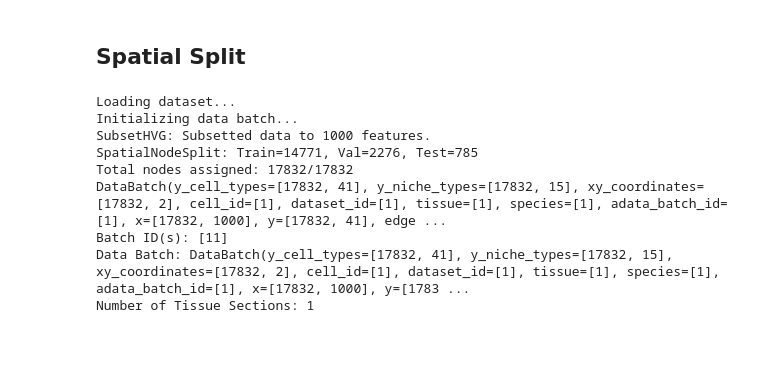
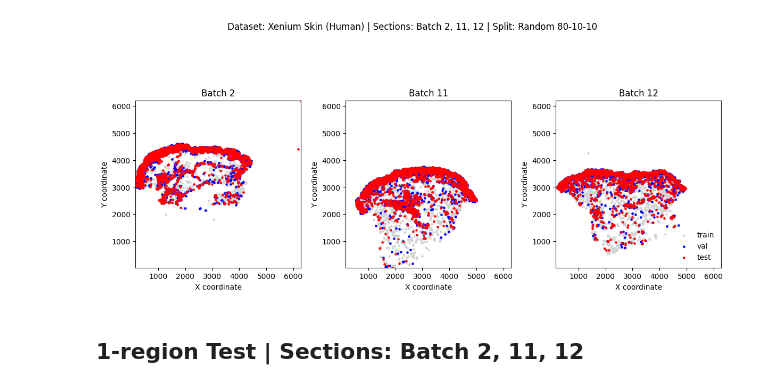
Before and after one commit to Lotfollahi-lab/squint-reproducibility, a Jupyter notebook: analysis/notebooks/train_val_test_splits.ipynb, the cells around one changed output. Cells and saved outputs as stored; diff of their text form; code cells hidden in the pictures; blank space fills up the shorter version.

```diff
--- a/analysis/notebooks/train_val_test_splits.ipynb
+++ b/analysis/notebooks/train_val_test_splits.ipynb
@@ -165,0 +292,17 @@ Total nodes: 17832
+# %%
+xhs1000_39b_1p_oriented_3_rdn_vqniche_graphsage_file = Path("/lustre/scratch126/cellgen/lotfollahi/am84/VQNiche/reproducibility/config/train_model/xhs1000-39b-1p-oriented-3_random-split_vqniche_graphsage.yaml")
+with open(xhs1000_39b_1p_oriented_3_rdn_vqniche_graphsage_file, 'r') as f:
+    xhs1000_39b_1p_oriented_3_rdn_vqniche_graphsage_rdn_cfg = yaml.safe_load(f)
+# %%
+print("Loading dataset...")
+# Initialize dataset blob (this loads the raw data and applies transforms)
+dataset_blob = initialize_dataset_blob(
+    xhs1000_39b_1p_oriented_3_rdn_vqniche_graphsage_rdn_cfg
+)
+
+print("Initializing data batch...")
+# Initialize data batch (this loads the specific batch/tissue section)
+xhs1000_39b_1p_oriented_3_rdn_data_batch = initialize_databatch(
+    config=xhs1000_39b_1p_oriented_3_rdn_vqniche_graphsage_rdn_cfg,
+    dataset_blob=dataset_blob
+)
@@ -166,34 +328,14 @@ Total nodes: 17832
+# %%
+multiple_sections_train_val_test_splits(
+    data_batch=xhs1000_39b_1p_oriented_3_rdn_data_batch,
+    title='Dataset: Xenium Skin (Human) | Sections: Batch 2, 11, 12 | Split: Random 80-10-10'
+)
+# %% [output]
+[figure, added]
 # %% [markdown]
-## Spatial Split
+## 1-region Test | Sections: Batch 2, 11, 12
 # %%
-# Deep copy to preserve original
-spatial_cfg = copy.deepcopy(cfg)
-
-# Update nested keys
-spatial_cfg['dataset'].update({
-    'train_transform_names': ['SpatialNodeSplit'],
-    'train_transform_params': {
-        'val_region': {'x_min': 1000.0, 'x_max': 2000.0, 'y_min': 3000.0, 'y_max': 3500.0},
-        'test_region': {'x_min': 3000.0, 'x_max': 4000.0, 'y_min': 3000.0, 'y_max': 3500.0},
-        'xy_key': 'xy_coordinates'
-    }
-})
-
-print("Loading dataset...")
-# Initialize dataset blob (this loads the raw data and applies transforms)
-dataset_blob = initialize_dataset_blob(spatial_cfg)
-
-print("Initializing data batch...")
-# Initialize data batch (this loads the specific batch/tissue section)
-spatial_data_batch = initialize_databatch(config=spatial_cfg, dataset_blob=dataset_blob)
+xhs1000_39b_1p_oriented_3_1_test_patch_vqniche_graphsage_file = Path("/lustre/scratch126/cellgen/lotfollahi/am84/VQNiche/reproducibility/config/train_model/xhs1000-39b-1p-oriented-3_1-test-patch-split_vqniche_graphsage.yaml")
+with open(xhs1000_39b_1p_oriented_3_1_test_patch_vqniche_graphsage_file, 'r') as f:
+    xhs1000_39b_1p_oriented_3_1_test_patch_vqniche_graphsage_cfg = yaml.safe_load(f)
-# %% [output]
-Loading dataset...
-Initializing data batch...
-SubsetHVG: Subsetted data to 1000 features.
-SpatialNodeSplit: Train=14771, Val=2276, Test=785
-Total nodes assigned: 17832/17832
-DataBatch(y_cell_types=[17832, 41], y_niche_types=[17832, 15], xy_coordinates=[17832, 2], cell_id=[1], dataset_id=[1], tissue=[1], species=[1], adata_batch_id=[1], x=[17832, 1000], y=[17832, 41], edge ...
-Batch ID(s): [11]
-Data Batch: DataBatch(y_cell_types=[17832, 41], y_niche_types=[17832, 15], xy_coordinates=[17832, 2], cell_id=[1], dataset_id=[1], tissue=[1], species=[1], adata_batch_id=[1], x=[17832, 1000], y=[1783 ...
-Number of Tissue Sections: 1
 # %%
```
Also changed, not shown: parts of 37 cells of this notebook.
